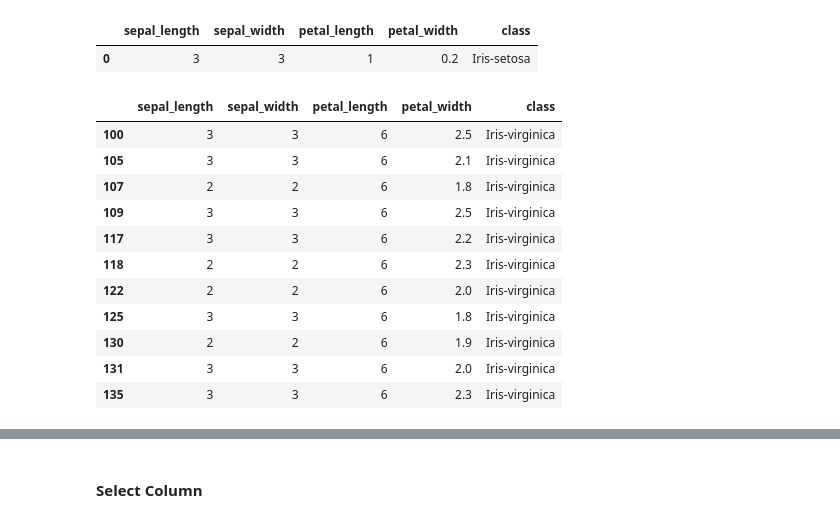
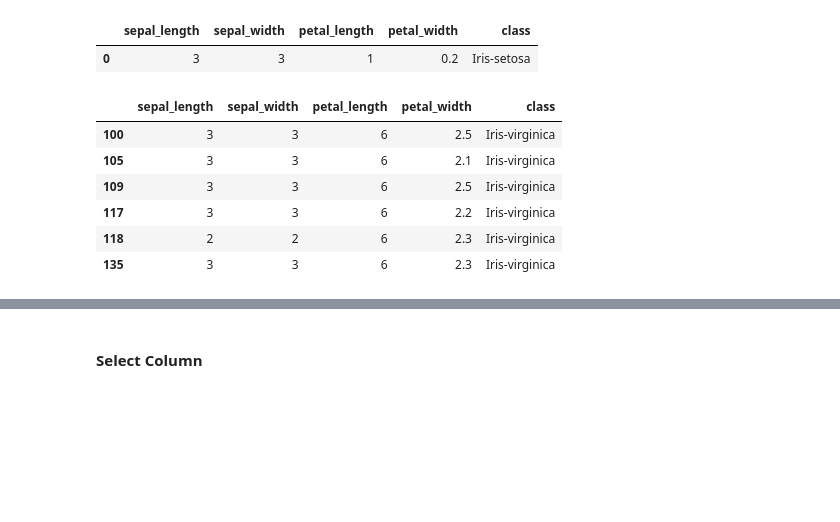
Before and after one commit to hjben/adp, a Jupyter notebook: 01_codebook_DATAFRAME.ipynb, the cells around one changed output, grey strips where cells are left out. Saved outputs shown, nothing was run; the diff lists cells and outputs as text; code cells hidden in the pictures; blank space fills up the shorter version.

Commit message:
dataframe update

```diff
--- a/01_codebook_DATAFRAME.ipynb
+++ b/01_codebook_DATAFRAME.ipynb
@@ -660,17 +737,12 @@ iris.query('index == 0')
 |  | sepal_length | sepal_width | petal_length | petal_width | class |
 | 0 | 3 | 3 | 1 | 0.2 | Iris-setosa |
 # %%
-iris.query('petal_length > 5 & petal_length > 3')
+iris.query('petal_length > 5 & petal_width > 2')
 # %% [output]
 |  | sepal_length | sepal_width | petal_length | petal_width | class |
 | 100 | 3 | 3 | 6 | 2.5 | Iris-virginica |
 | 105 | 3 | 3 | 6 | 2.1 | Iris-virginica |
-| 107 | 2 | 2 | 6 | 1.8 | Iris-virginica |
 | 109 | 3 | 3 | 6 | 2.5 | Iris-virginica |
 | 117 | 3 | 3 | 6 | 2.2 | Iris-virginica |
 | 118 | 2 | 2 | 6 | 2.3 | Iris-virginica |
-| 122 | 2 | 2 | 6 | 2.0 | Iris-virginica |
-| 125 | 3 | 3 | 6 | 1.8 | Iris-virginica |
-| 130 | 2 | 2 | 6 | 1.9 | Iris-virginica |
-| 131 | 3 | 3 | 6 | 2.0 | Iris-virginica |
 | 135 | 3 | 3 | 6 | 2.3 | Iris-virginica |
```
Also changed, not shown: parts of 63 cells of this notebook.
